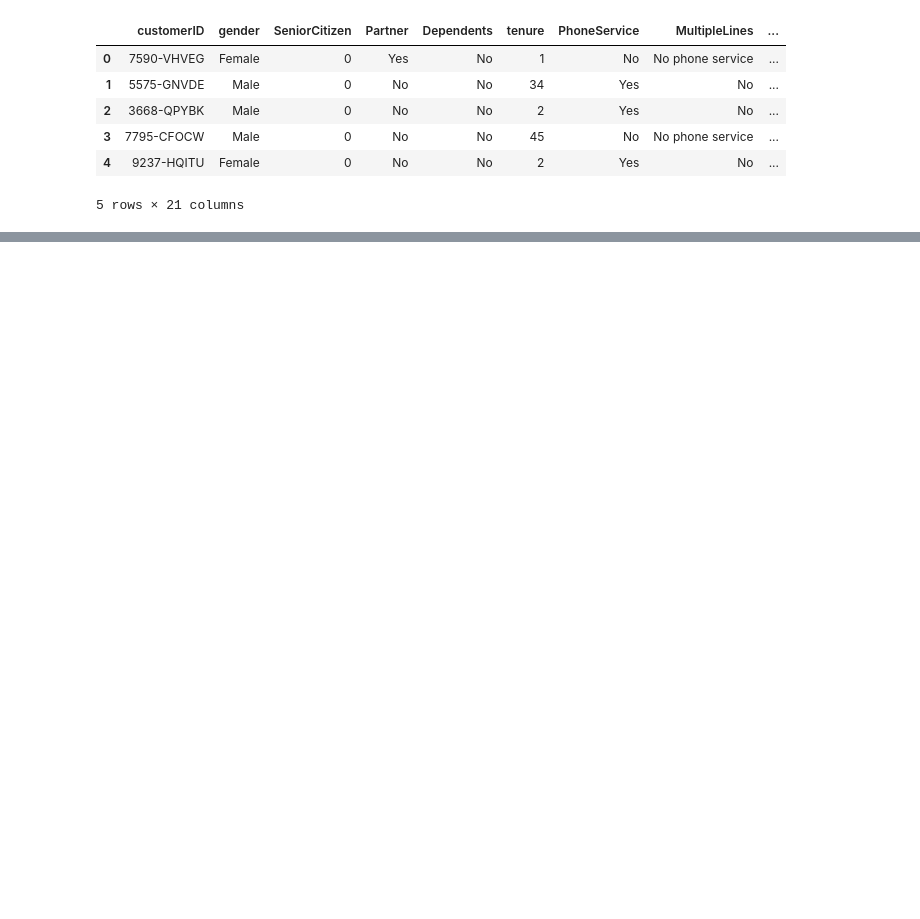
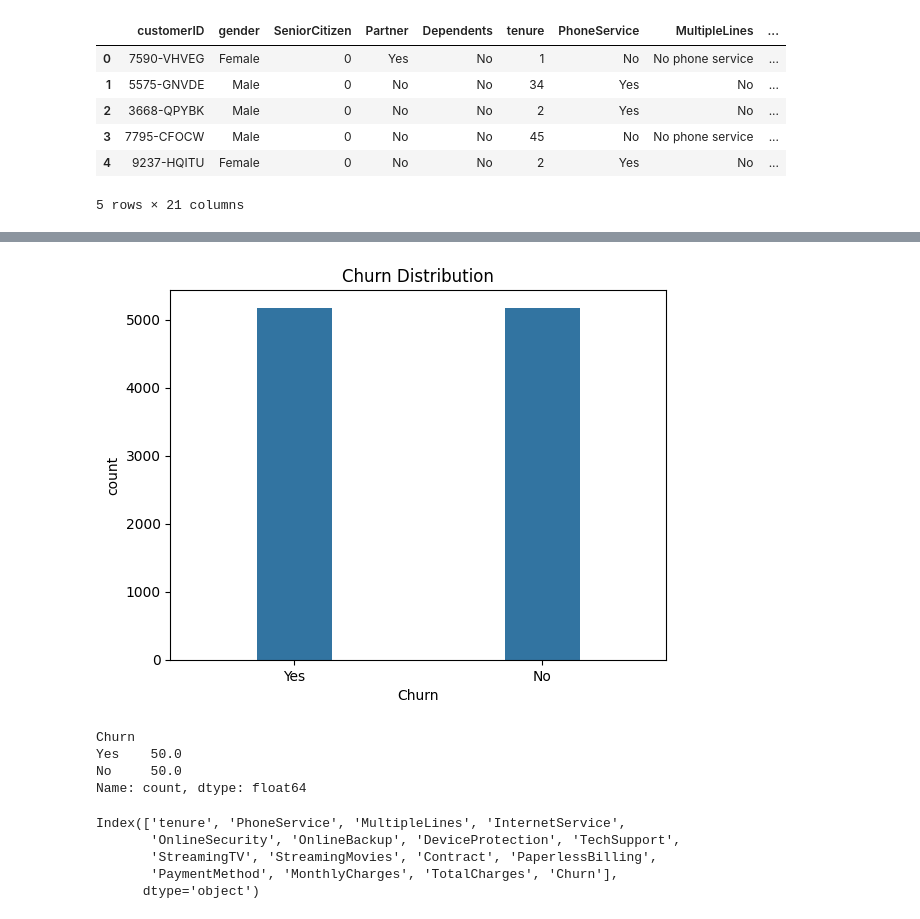
Before and after one commit to SohamHardas08/Customer-Insights-ML-django, a Jupyter notebook: website/notebooks/churn_analysis.ipynb, the cells around one changed output, grey strips where cells are left out. Saved outputs shown, nothing was run; the diff lists cells and outputs as text; code cells hidden in the pictures; blank space fills up the shorter version.

```diff
--- a/website/notebooks/churn_analysis.ipynb
+++ b/website/notebooks/churn_analysis.ipynb
@@ -20,0 +77,21 @@ df.head()
+# %%
+# Resampling the data
+df_majority = df[df['Churn']=="No"]
+df_minority = df[df['Churn']=='Yes']
+
+df_minority_upsample = resample(df_minority, replace=True, n_samples = len(df_majority), random_state=123)
+df_upsampled = pd.concat([df_minority_upsample,df_majority])
+
+sns.countplot(x='Churn',data=df_upsampled,width=0.3)
+plt.title('Churn Distribution')
+plt.show()
+
+counts = df_upsampled['Churn'].value_counts()
+percent = (counts/counts.sum()) *100
+print(percent)
+# %% [output]
+[figure, added]
+Churn
+Yes    50.0
+No     50.0
+Name: count, dtype: float64
@@ -20,0 +101,8 @@ df.head()
+# %%
+df.columns
+# %% [output]
+Index(['tenure', 'PhoneService', 'MultipleLines', 'InternetService',
+       'OnlineSecurity', 'OnlineBackup', 'DeviceProtection', 'TechSupport',
+       'StreamingTV', 'StreamingMovies', 'Contract', 'PaperlessBilling',
+       'PaymentMethod', 'MonthlyCharges', 'TotalCharges', 'Churn'],
+      dtype='object')
```
Also changed, not shown: parts of 26 cells of this notebook, 11 other files.
